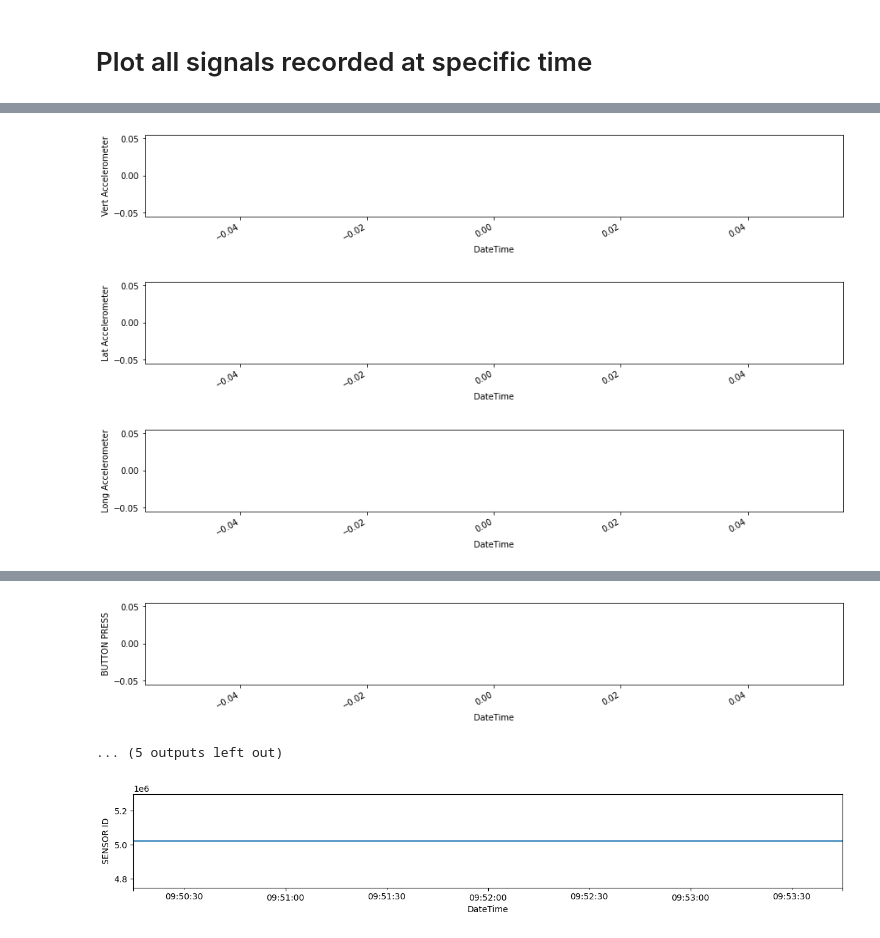
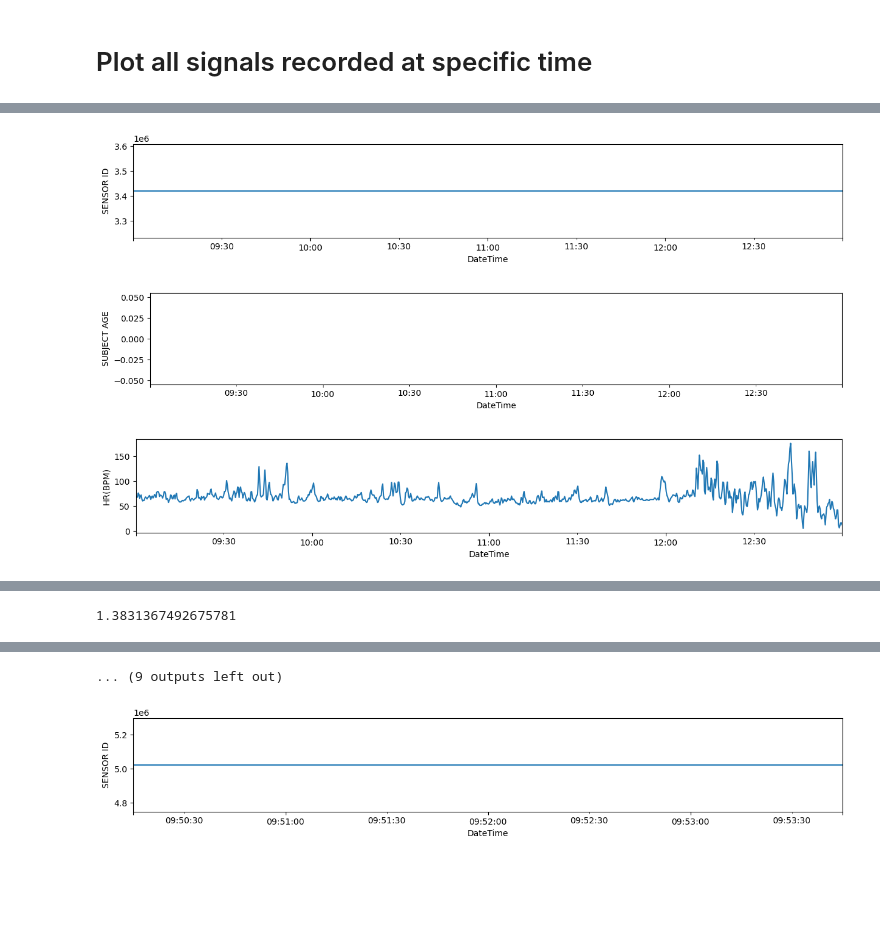
Before and after one commit to finn42/qiosk_processing, a Jupyter notebook: View_Equivital_Qiosk_Export.ipynb, the cells around one changed output, grey strips where cells are left out. Drawn from its saved outputs; the diff is of its cells as text; code cells hidden in the pictures; blank space fills up the shorter version.

```diff
--- a/View_Equivital_Qiosk_Export.ipynb
+++ b/View_Equivital_Qiosk_Export.ipynb
@@ -210,0 +257,11 @@ matched
+# %%
+tic = time.time()
+
+matched = qex.matched_files(eq_file_loc,path,seperator) # outputs locations of csv
+for eq_file_loc in matched:
+    if eq_file_loc.lower().endswith('.csv'):
+        V = pd.read_csv(eq_file_loc,skipinitialspace=True)
+        print(V.columns)
+        qex.test_plot_signals(V)
+
+        print(time.time()-tic)
@@ -224,7 +289,0 @@ pwd
-# %%
-matched = qex.matched_files(s_files.loc[fileN,'FullLoc'],path,seperator) # outputs locations of csv
-for eq_file_loc in matched:
-    if not eq_file_loc.lower().endswith('.sem'):
-        V = pd.read_csv(eq_file_loc,skipinitialspace=True)
-        print(V.columns)
-        qex.test_plot_signals(V)
@@ -250,6 +290,2 @@ Index(['DateTime', 'SENSOR ID', 'SUBJECT ID', 'SUBJECT AGE', 'HR(BPM)',
 # %% [markdown]
 # Plot all signals recorded at specific time
-# %%
-#fileN =
-eq_file_loc = df_datafiles.loc[fileN,'FullLoc']
-print(df_datafiles.loc[fileN,:])
@@ -279,0 +292,7 @@ t2 = t1+pd.to_timedelta(240,'s')
+# %%
+# the times at which you want to check the recording
+# note: make sure you set the times to within the recording interval for that file!!
+t1 = pd.to_datetime('2023-02-14 9:05:00.00+0100')# V['DateTime'].iloc[int(len(V)/2)]
+t2 = pd.to_datetime('2023-02-14 14:00:00.00+0100')
+#t2 = t1+pd.to_timedelta(240,'s')
+[t1,t2]
@@ -280,9 +302,12 @@ t2 = t1+pd.to_timedelta(240,'s')
 # %%
+tic = time.time()
+
 for eq_file_loc in matched:
     V = pd.read_csv(eq_file_loc,skipinitialspace=True)
 #     print(V.iloc[:2,:])
     qex.test_plot_signals_interval(V,t1,t2)
+    print(time.time()-tic)
 # %% [output]
-[figure, old version]
+[figure, new version]
-[figure, old version]
+[figure, new version]
-[figure, old version]
+[figure, new version]
@@ -294,0 +320 @@ for eq_file_loc in matched:
+1.3831367492675781
@@ -297,5 +323,4 @@ for eq_file_loc in matched:
-[figure, removed]
-... (5 outputs left out)
+... (9 outputs left out)
 # %%
 # to save exported plots
 plotname = 'ViolinPlayingPilot'
```
Also changed, not shown: parts of 29 cells of this notebook, 7 other files.
